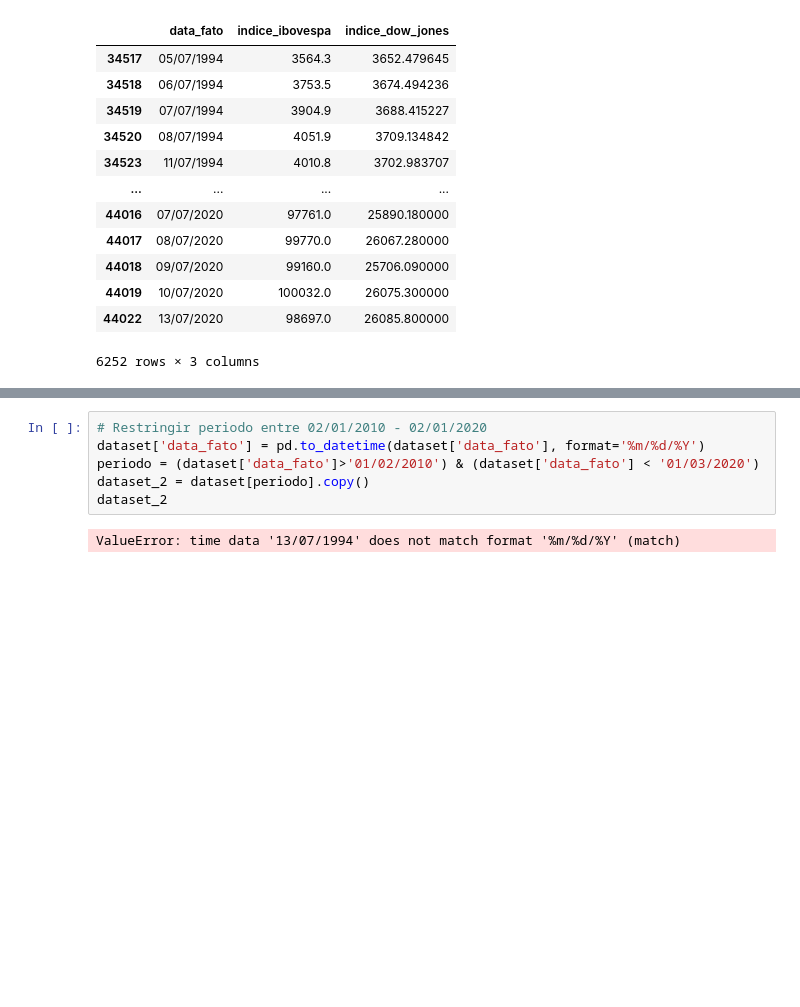
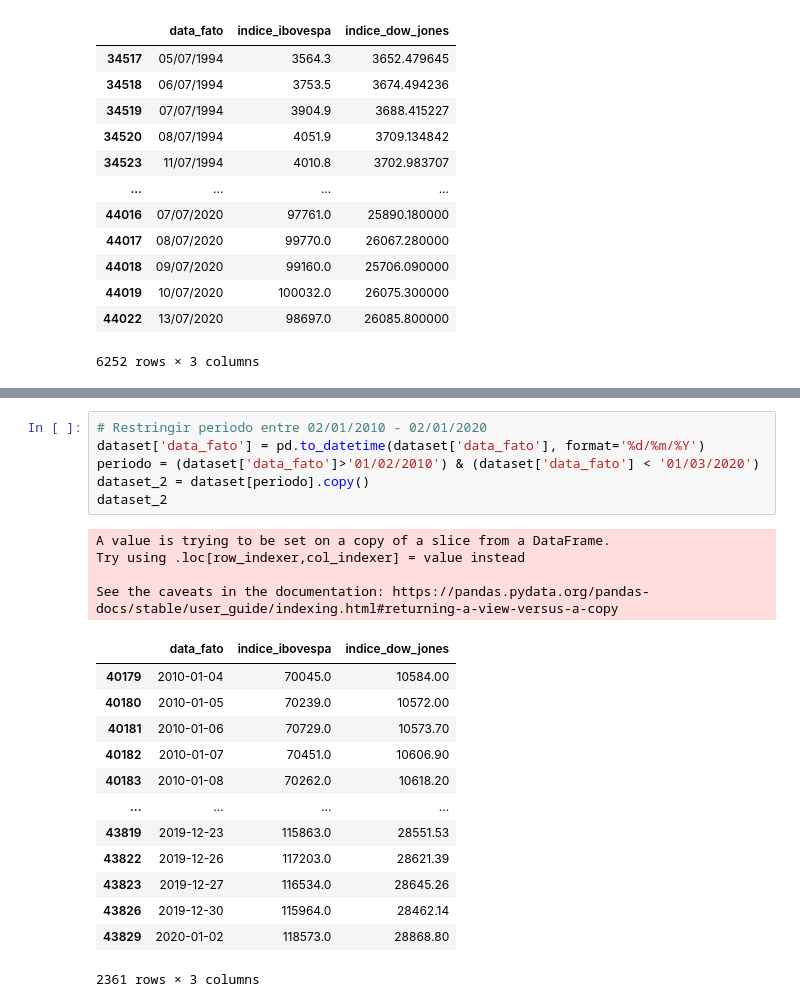
Before and after one commit to BragaWill/fechamento-ibovespa-python, a Jupyter notebook: analise_ibov.ipynb, the cells around one changed output, grey strips where cells are left out. Cells and saved outputs as stored; diff of their text form; blank space fills up the shorter version.

```diff
--- a/analise_ibov.ipynb
+++ b/analise_ibov.ipynb
@@ -52,11 +52,27 @@ dataset.set_index('data_fato').sort_index().plot(y=['indice_ibovespa', 'indice_d
 # %%
 # Restringir periodo entre 02/01/2010 - 02/01/2020
-dataset['data_fato'] = pd.to_datetime(dataset['data_fato'], format='%m/%d/%Y')
+dataset['data_fato'] = pd.to_datetime(dataset['data_fato'], format='%d/%m/%Y')
 periodo = (dataset['data_fato']>'01/02/2010') & (dataset['data_fato'] < '01/03/2020')
 dataset_2 = dataset[periodo].copy()
 dataset_2
 # %% [output]
-ValueError: time data '13/07/1994' does not match format '%m/%d/%Y' (match)
+A value is trying to be set on a copy of a slice from a DataFrame.
+Try using .loc[row_indexer,col_indexer] = value instead
+
+See the caveats in the documentation: https://pandas.pydata.org/pandas-docs/stable/user_guide/indexing.html#returning-a-view-versus-a-copy
+|  | data_fato | indice_ibovespa | indice_dow_jones |
+| 40179 | 2010-01-04 | 70045.0 | 10584.00 |
+| 40180 | 2010-01-05 | 70239.0 | 10572.00 |
+| 40181 | 2010-01-06 | 70729.0 | 10573.70 |
+| 40182 | 2010-01-07 | 70451.0 | 10606.90 |
+| 40183 | 2010-01-08 | 70262.0 | 10618.20 |
+| ... | ... | ... | ... |
+| 43819 | 2019-12-23 | 115863.0 | 28551.53 |
+| 43822 | 2019-12-26 | 117203.0 | 28621.39 |
+| 43823 | 2019-12-27 | 116534.0 | 28645.26 |
+| 43826 | 2019-12-30 | 115964.0 | 28462.14 |
+| 43829 | 2020-01-02 | 118573.0 | 28868.80 |
+2361 rows × 3 columns
 # %%
 sns.set(rc={'figure.figsize':(20,10)})
 dataset_2.set_index('data_fato').sort_index().plot(y=['indice_ibovespa', 'indice_dow_jones'],logy=True ,fontsize=20,linewidth=1)
```
Also changed, not shown: parts of 21 cells of this notebook.
